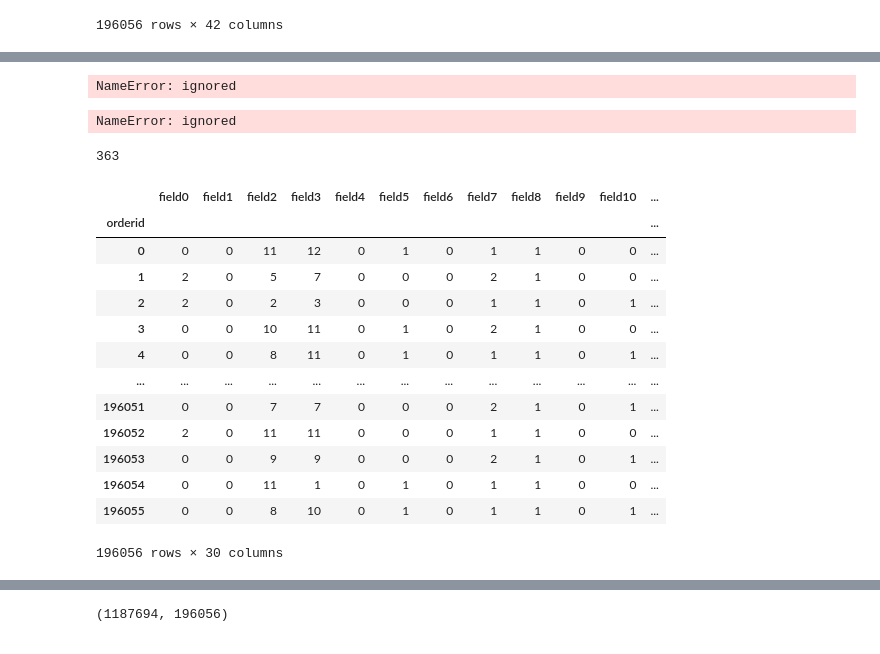
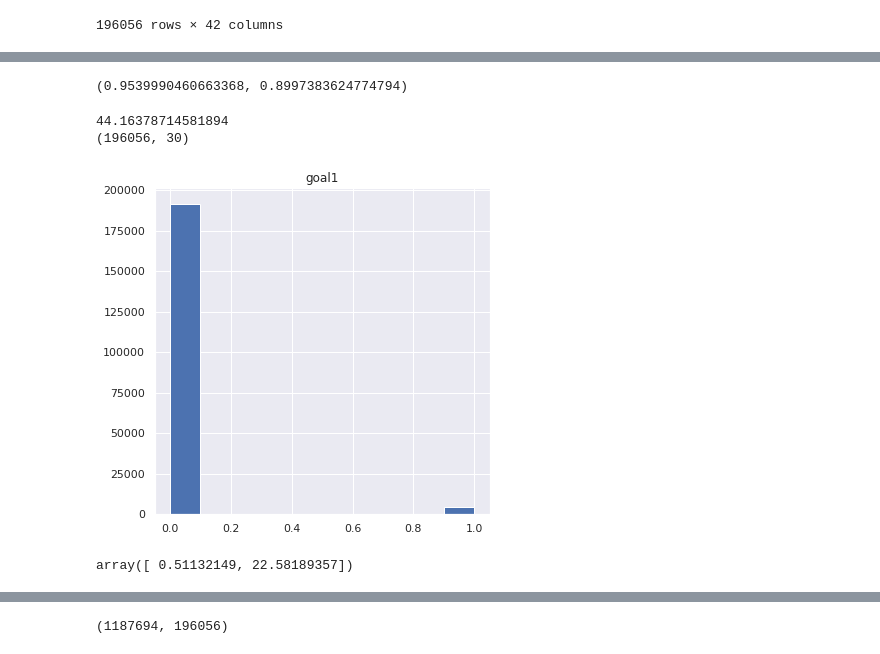
Before and after one commit to andygoosh/OneTwoTrip-Contest, a Jupyter notebook: workinprogress.ipynb, the cells around one changed output, grey strips where cells are left out. Cells and saved outputs as stored; diff of their text form; code cells hidden in the pictures.

```diff
--- a/workinprogress.ipynb
+++ b/workinprogress.ipynb
@@ -117,3 +125,41 @@ df_train.describe()
+# %%
+def prepare_data( data, undersample=0):
+  # filed4 - order count
+  X = data.copy()
+  y = []
+
+  # undersampling
+  if undersample > 0:
+    # Separate majority and minority classes
+    df_majority = X[X['goal1']==0]
+    df_minority = X[X['goal1']==1]
+
+    n_samples = math.floor( X['goal1'].sum() * undersample )
+
+    # Downsample majority class
+    df_majority_downsampled = resample(df_majority,
+                                    replace=False,    # sample without replacement
+                                    n_samples=n_samples,     # to match minority class
+                                    random_state=RS) # reproducible results
+
+    # Combine minority class with downsampled majority class
+    X = pd.concat([df_majority_downsampled, df_minority])# Separate majority and minority classes
+
+  # separate the target
+  if  'goal1' in X.columns:
+    y = X[['goal1']].astype(int)
+
+  FTS = list(filter(lambda x: 'field' in x, X.columns))
+  X = X[FTS]
+
+  #X['userid'] = data['userid']
+
+  #enc1 = skl.preprocessing.LabelEncoder().fit(X['field1'].values.reshape(-1, 1))
+  #X['field1'] = enc1.transform(X['field1'].values.reshape(-1, 1)).flatten()
+  #enc14 = skl.preprocessing.LabelEncoder().fit(X['field14'].values.reshape(-1, 1))
+  #X['field14'] = enc14.transform(X['field14'].values.reshape(-1, 1)).flatten()
+
+  return X, y
 # %%
 import seaborn as sns; sns.set()
 X, y = prepare_data(df_train)
@@ -123,9 +169,8 @@ NameError: ignored
 # %%
 corr = X.corr()
-corr.field2['field29']
-corr.field15['field24']
+corr.field2['field29'], corr.field15['field24']
 # %% [output]
-NameError: ignored
+(0.9539990460663368, 0.8997383624774794)
 # %%
 def add_polynomial_inner( X, poly ):
   X = X
@@ -174,10 +219,12 @@ def vectorize( X, cols ):
 # %%
 X, y = prepare_data( df_train )
 y.hist()
-np.unique(y, return_counts=True)
+print(np.unique(y, return_counts=True)[1][0]/np.unique(y, return_counts=True)[1][1])
 print(X.shape)
 # %% [output]
-NameError: ignored
+44.16378714581894
+(196056, 30)
+[figure, added]
 # %%
 def fit_estimate( X, y, model_generator, n_folds = 5, n_neighbors=0, degree=0):
 
@@ -338,30 +336,6 @@ def prepare_data( data, undersample=0):
 # %%
 def to_buckets(X, bins):
   return pd.cut(X, bins, labels=False)
-# %%
-a = df_train.groupby('userid', as_index=False).count()
-a = a[a.field0 > 1]
-a.field0.max()
-# %% [output]
-363
-# %%
-X, y = prepare_data( df_train)
-X
-# %% [output]
-|  | field0 | field1 | field2 | field3 | field4 | field5 | field6 | field7 | field8 | field9 | field10 | ... |
-| orderid |  |  |  |  |  |  |  |  |  |  |  | ... |
-| 0 | 0 | 0 | 11 | 12 | 0 | 1 | 0 | 1 | 1 | 0 | 0 | ... |
-| 1 | 2 | 0 | 5 | 7 | 0 | 0 | 0 | 2 | 1 | 0 | 0 | ... |
-| 2 | 2 | 0 | 2 | 3 | 0 | 0 | 0 | 1 | 1 | 0 | 1 | ... |
-| 3 | 0 | 0 | 10 | 11 | 0 | 1 | 0 | 2 | 1 | 0 | 0 | ... |
-| 4 | 0 | 0 | 8 | 11 | 0 | 1 | 0 | 1 | 1 | 0 | 1 | ... |
-| ... | ... | ... | ... | ... | ... | ... | ... | ... | ... | ... | ... | ... |
-| 196051 | 0 | 0 | 7 | 7 | 0 | 0 | 0 | 2 | 1 | 0 | 1 | ... |
-| 196052 | 2 | 0 | 11 | 11 | 0 | 0 | 0 | 1 | 1 | 0 | 0 | ... |
-| 196053 | 0 | 0 | 9 | 9 | 0 | 0 | 0 | 2 | 1 | 0 | 1 | ... |
-| 196054 | 0 | 0 | 11 | 1 | 0 | 1 | 0 | 1 | 1 | 0 | 0 | ... |
-| 196055 | 0 | 0 | 8 | 10 | 0 | 1 | 0 | 1 | 1 | 0 | 1 | ... |
-196056 rows × 30 columns
 # %%
 def estimate(X, y, model):
   X_train, X_cv, y_train, y_cv = train_test_split(X, y, random_state=RS, shuffle=True)
@@ -380,3 +360,8 @@ def estimate(X, y, model):
   plot_cm_and_roc(model, X_cv, y_cv, 'cv')
 
   return model
+# %%
+e = skl.utils.class_weight.compute_class_weight('balanced', np.unique(y), y.values.ravel())
+e
+# %% [output]
+array([ 0.51132149, 22.58189357])
```
Also changed, not shown: parts of 15 cells of this notebook.
